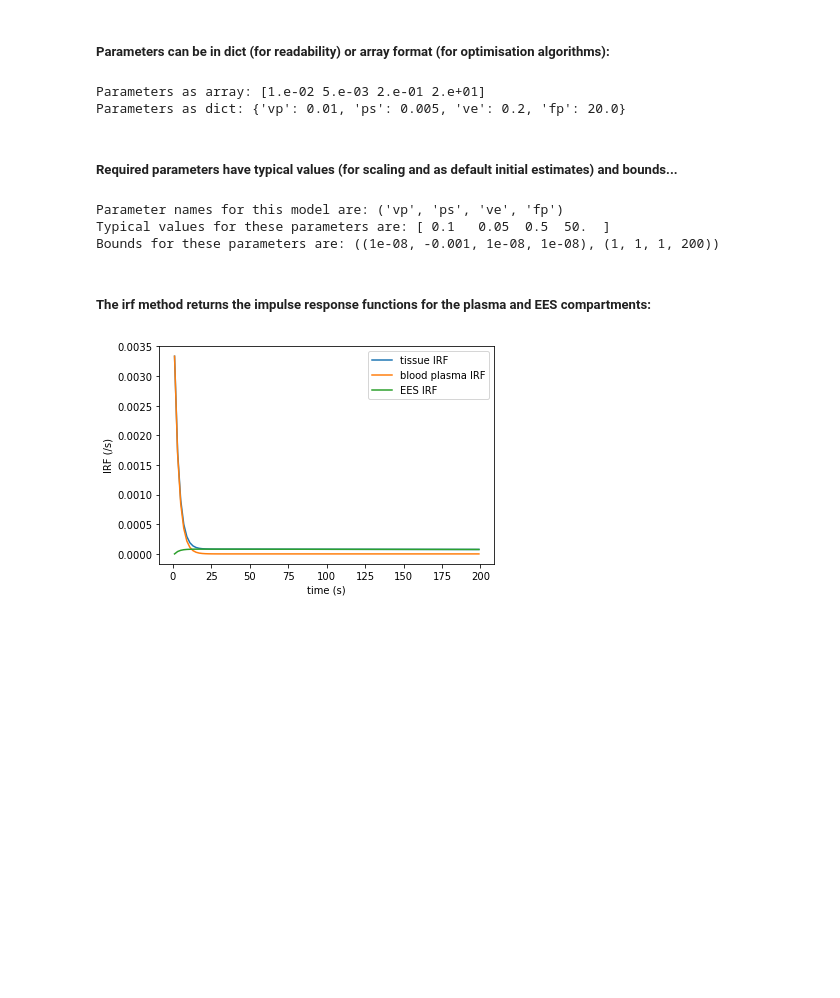
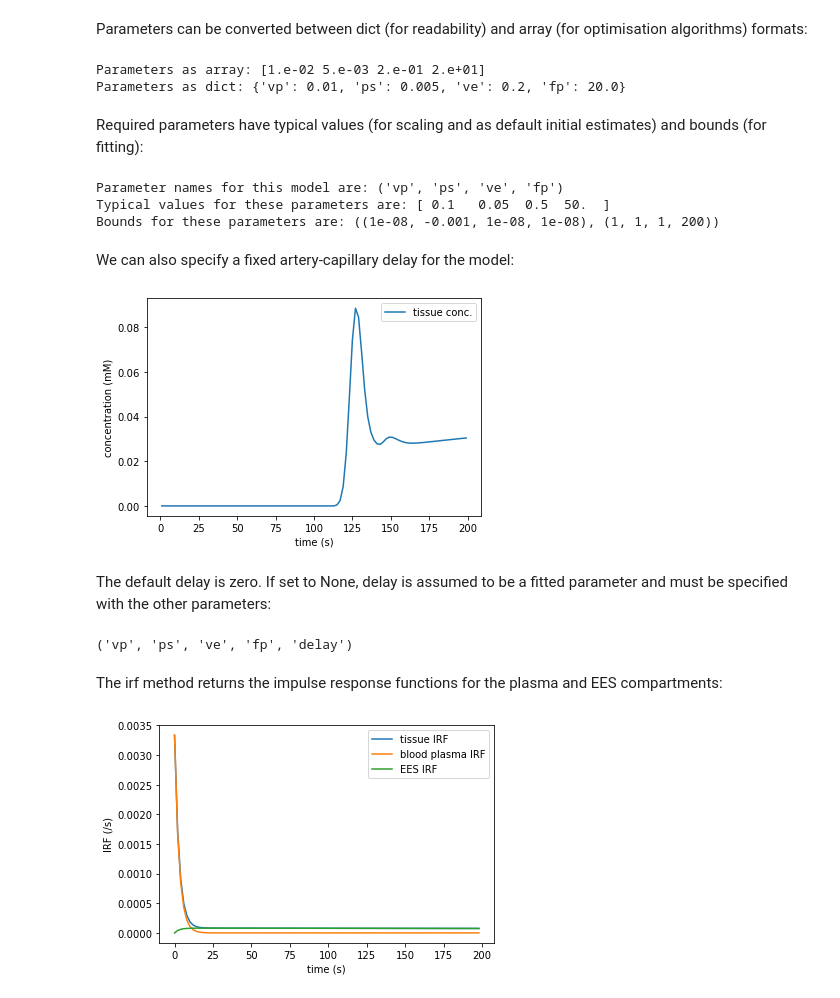
Before and after one commit to mjt320/SEPAL, a Jupyter notebook: demo/demo_pk_models.ipynb, the cells around one changed output. Saved outputs shown, nothing was run; the diff lists cells and outputs as text; code cells hidden in the pictures; blank space fills up the shorter version.

```diff
--- a/demo/demo_pk_models.ipynb
+++ b/demo/demo_pk_models.ipynb
@@ -42,0 +22,6 @@ plt.ylabel('concentration (mM)');
+# %%
+dt = 2
+t = np.arange(0,100)*dt + dt/2  # t = 1, 3, ..., 199 s
+aif = aifs.Parker(hct=0.42, t_start=15)
+
+pkm_tcxm = pk_models.TCXM(t, aif)
@@ -42,0 +36,10 @@ plt.ylabel('concentration (mM)');
+# %%
+pkp = {'vp': 0.01, 'ps': 5e-3, 've': 0.2, 'fp': 20}
+C_t, C_cp, C_e = pkm_tcxm.conc(**pkp)
+
+plt.plot(t, C_t, '-', label='tissue conc.')
+plt.plot(t, C_cp, '-', label='blood plasma contribution')
+plt.plot(t, C_e, '-', label='EES contribution')
+plt.legend()
+plt.xlabel('time (s)')
+plt.ylabel('concentration (mM)');
@@ -43,3 +48,3 @@ plt.ylabel('concentration (mM)');
 # %% [markdown]
-##### Parameters can be in  dict (for readability) or array format (for optimisation algorithms):
+Parameters can be converted between dict (for readability) and array (for optimisation algorithms) formats:
 # %%
@@ -51,5 +56,5 @@ print(f"Parameters as dict: {pk_pars_dict}")
 Parameters as array: [1.e-02 5.e-03 2.e-01 2.e+01]
 Parameters as dict: {'vp': 0.01, 'ps': 0.005, 've': 0.2, 'fp': 20.0}
 # %% [markdown]
-##### Required parameters have typical values (for scaling and as default initial estimates) and bounds...
+Required parameters have typical values (for scaling and as default initial estimates) and bounds (for fitting):
 # %%
@@ -60,6 +65,24 @@ print(f"Bounds for these parameters are: {PkModel.bounds}")
 Parameter names for this model are: ('vp', 'ps', 've', 'fp')
 Typical values for these parameters are: [ 0.1   0.05  0.5  50.  ]
 Bounds for these parameters are: ((1e-08, -0.001, 1e-08, 1e-08), (1, 1, 1, 200))
+# %% [markdown]
+We can also specify a fixed artery-capillary delay for the model:
+# %%
+C_t_delayed, _, _ = pk_models.TCXM(t, aif, fixed_delay=100).conc(**pkp)
+
+plt.plot(t, C_t_delayed, '-', label='tissue conc.')
+plt.legend()
+plt.xlabel('time (s)')
+plt.ylabel('concentration (mM)');
+# %% [output]
+[figure, added]
+# %% [markdown]
+The default delay is zero. If set to None, delay is assumed to be a fitted parameter and must be specified with the other parameters:
+# %%
+pkm_tcxm_var_delay = pk_models.TCXM(t, aif, fixed_delay=None)
+pkm_tcxm_var_delay.parameter_names
+# %% [output]
+('vp', 'ps', 've', 'fp', 'delay')
 # %% [markdown]
-##### The irf method returns the impulse response functions for the plasma and EES compartments:
+The irf method returns the impulse response functions for the plasma and EES compartments:
 # %%
```
Also changed, not shown: parts of 18 cells of this notebook, 1 other file.
